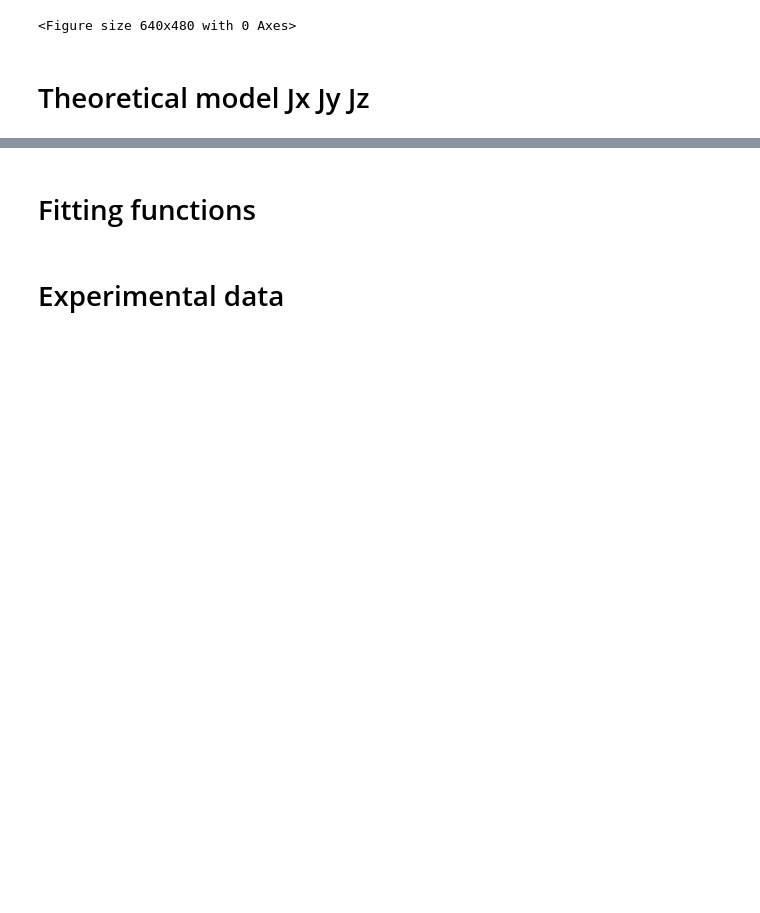
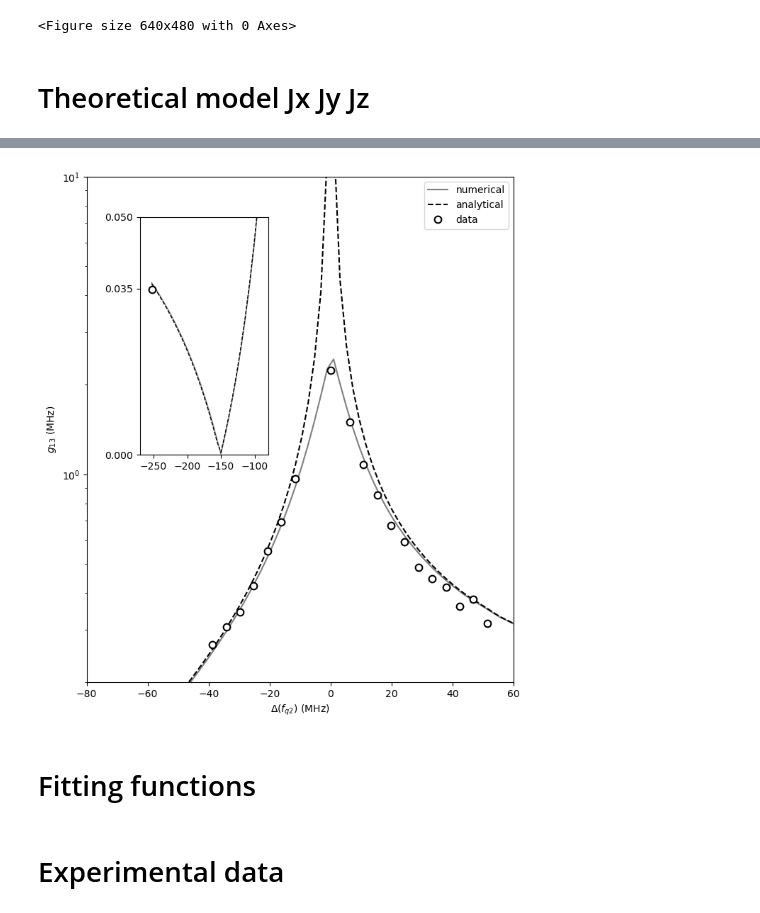
Before and after one commit to GabrielJauma/tunable-capacitive-coupling-flux-qubits, a Jupyter notebook: KIT/Experiments/ZZ Ramsey measurement.ipynb, the cells around one changed output, grey strips where cells are left out. Drawn from its saved outputs; the diff is of its cells as text; code cells hidden in the pictures; blank space fills up the shorter version.

```diff
--- a/KIT/Experiments/ZZ Ramsey measurement.ipynb
+++ b/KIT/Experiments/ZZ Ramsey measurement.ipynb
@@ -397,0 +169,2 @@ figs.export('mediated_capacitive_coupling_vs_CC_qubit_1_and_qubit_3_linear.pdf',
+# %%
+φ_ext_2_values = np.concatenate((np.linspace(0.5, 0.516,51), np.linspace(0.516, 0.52,51), np.linspace(0.52, 0.54,51)))
@@ -398,3 +189,58 @@ figs.export('mediated_capacitive_coupling_vs_CC_qubit_1_and_qubit_3_linear.pdf',
+# %%
+σxσx = np.abs(SWT[:, 1, 1])
+σyσy = np.abs(SWT[:, 2, 2])
+σzσz = np.abs(SWT[:, 3, 3])
+# %%
+fig, ax = plt.subplots(1, 1, figsize = (7, 8), dpi = 100)
+
+ms = 7
+mew = 1.5
+
+detuned_Δfq2 = -252
+detuned_g13 = 0.04917
+
+ax.plot(Δfq2 , (σyσy + σxσx)  * 1e3, '-', color='gray', label = 'numerical')
+#ax.plot(Δfq2 , σzσz  * 1e3, color=colors[2], linestyle=':')
+ax.plot(Δfq2 , np.abs(g_13_analytic)  * 1e3, '--', color='k', label = 'analytical')
+
+ax.set_xlim(-260, 300)
+#ax.yaxis.tick_right()
+
+ax.plot((fq2_set_vec[:7]-f2_of_max_g)*1e3, x0_array_opt[:7]*1e3, color='k', marker='o', mfc = 'white', mew = mew, ls='', ms=ms,label='data')
+ax.plot((fq2_set_vec[10:]-f2_of_max_g)*1e3, x0_array_opt[10:]*1e3, color='k', marker='o', mfc = 'white', mew = mew, ls='', ms=ms)
+ax.plot(0,3.16/np.sqrt(2), color='k', marker='o', mfc = 'white', mew = mew, ls='', ms=ms)
+
+
+ax.set_yscale('log')
+
+ax.set_xlabel(r'$\Delta(f_{q2})$ (MHz)')
+ax.set_ylabel(r'$g_{13}$ (MHz)')
+
+ax.set_ylim([20e-2, 10])
+ax.set_xlim([-80, 60])
+
+# inset Axes....
+x1, x2, y1, y2 = -270, -80, 1e-4, 5e-2  # subregion of the original image
+axins = ax.inset_axes(
+    [0.125, 0.45, 0.3, 0.47],
+    xlim=(x1, x2), ylim=(y1, y2))
+axins.plot(Δfq2 , (σyσy + σxσx)  * 1e3, '-', lw = 1, color='gray', label = 'theory (numerical)')
+axins.plot(Δfq2 , np.abs(g_13_analytic)  * 1e3, '--', lw = 1, color='k', label = 'theory (analytical)')
+axins.plot(detuned_Δfq2, detuned_g13/np.sqrt(2), marker='o', mew = mew, ls='', color='k', mfc = 'white', ms=ms)
+axins.set_yticks([0, 0.035, 0.05])
+
+# ax.indicate_inset_zoom(axins, edgecolor="black")
+ax.legend(loc = 'upper right')
+
+fig.tight_layout()
+
+plt.savefig("g_13.pdf", format="pdf", bbox_inches="tight")
+
+
+# Export or show the figure
+# fig.show()
+# %% [output]
+[figure, added]
 # %% [markdown]
 # Fitting functions
 # %%
```
Also changed, not shown: parts of 12 cells of this notebook, 1 other file.
